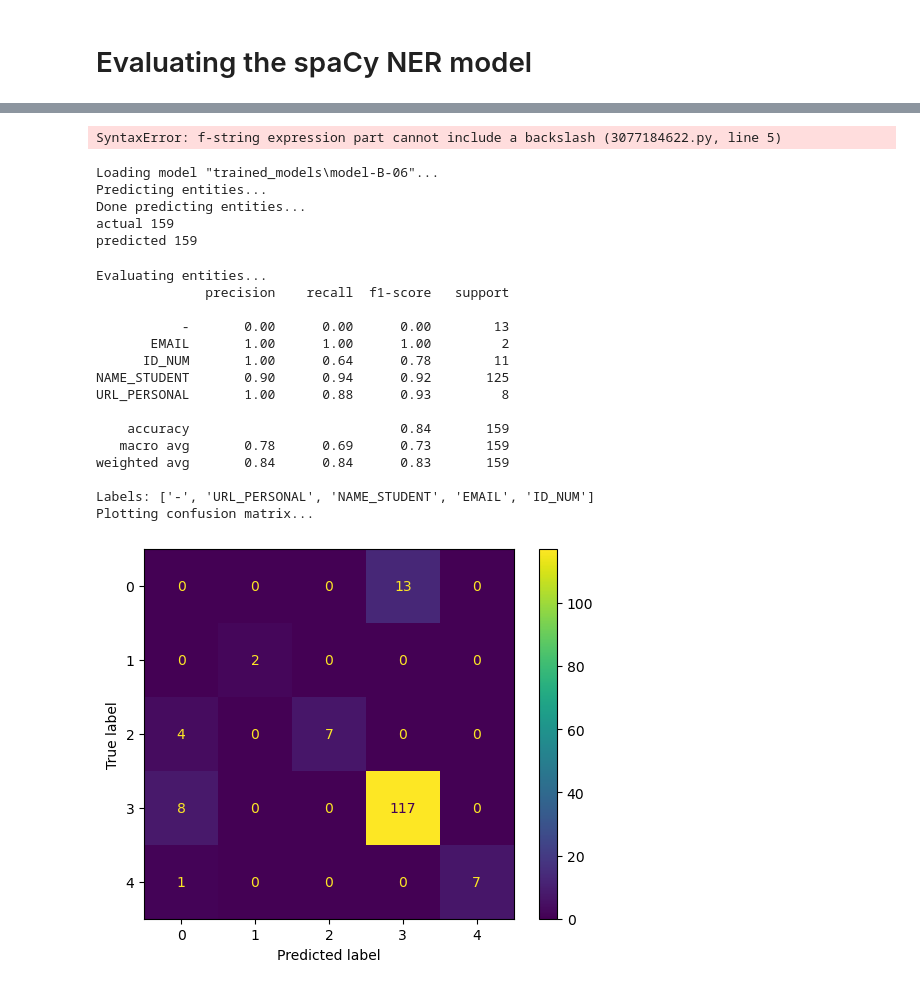
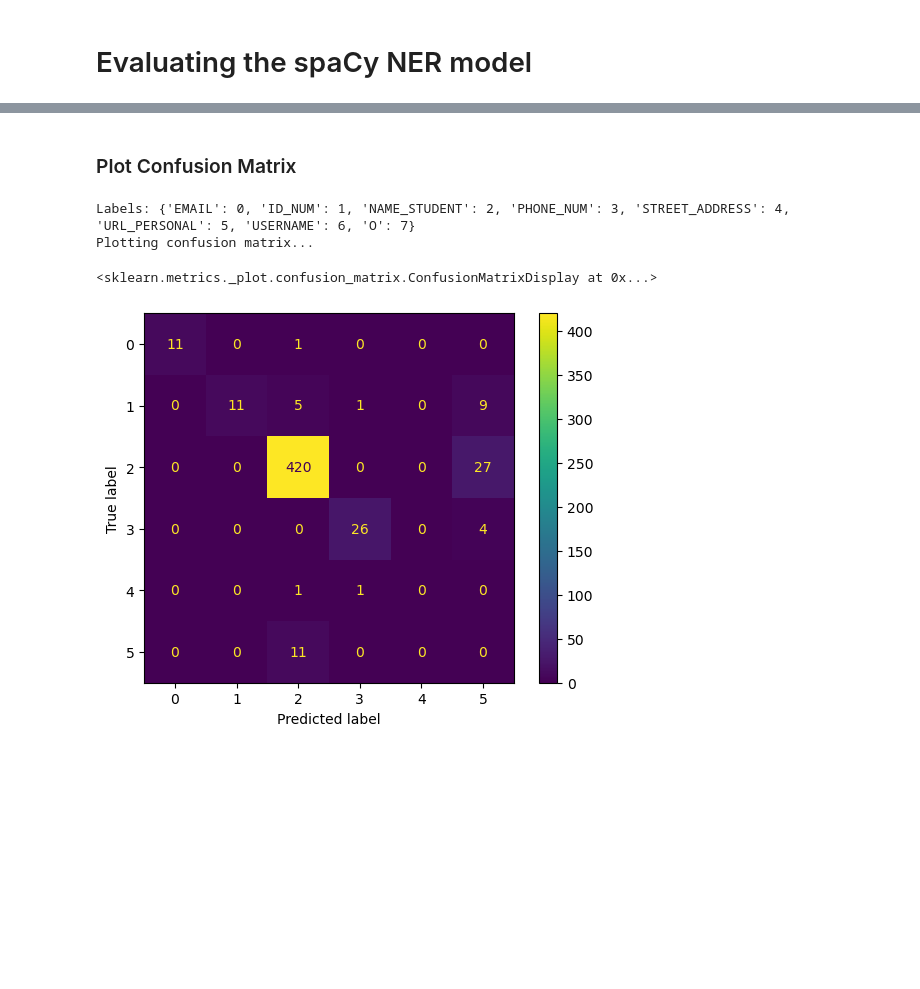
Before and after one commit to vik01/PII-data-detection, a Jupyter notebook: Model 4 - spaCy NER/evaluation.ipynb, the cells around one changed output, grey strips where cells are left out. Saved outputs shown, nothing was run; the diff lists cells and outputs as text; code cells hidden in the pictures; blank space fills up the shorter version.

```diff
--- a/Model 4 - spaCy NER/evaluation.ipynb
+++ b/Model 4 - spaCy NER/evaluation.ipynb
@@ -191,0 +237,22 @@ def evaluate_entities(entities: dict[str, list]):
+# %%
+all_model_results = []
+best_score = -1
+best_model = None
+
+print(f"Evaluating {len(MODEL_SHORTLIST)} models...")
+
+for model in MODEL_SHORTLIST:
+    prediction = predict_model(TRAINED_MODEL_DIR / model, TEST_DATA)
+    scores = classification_report(
+        prediction["actual"], prediction["predicted"], output_dict=True
+    )
+    report = classification_report(prediction["actual"], prediction["predicted"])
+    all_model_results.append((model, scores, report, prediction))
+
+    current_score = scores["weighted avg"]["f1-score"]
+    print(current_score, best_score)
+    if current_score > best_score:
+        best_score = current_score
+        best_model = (model, scores, report, prediction)
+
+print("Done evaluating models...")
@@ -192,42 +284,14 @@ def evaluate_entities(entities: dict[str, list]):
+# %% [markdown]
+### Plot Confusion Matrix
 # %%
-def plot_confusion_matrix(entities: dict[str, list]):
-    """Plots the confusion matrix."""
-    # Display the labels used in the confusion matrix
-    labels = list(set(entities["actual"]))
-    print(f'Labels: {labels}')
+# Display the labels used in the confusion matrix
+print(f"Labels: {PII_MAP}")
 
-    print("Plotting confusion matrix...")
-    cm = confusion_matrix(entities["actual"], entities["predicted"])
-    ConfusionMatrixDisplay(cm).plot()
+print("Plotting confusion matrix...")
+cm = confusion_matrix(prediction["actual"], prediction["predicted"])
+ConfusionMatrixDisplay(cm).plot()
 # %% [output]
-SyntaxError: f-string expression part cannot include a backslash (3077184622.py, line 5)
+Labels: {'EMAIL': 0, 'ID_NUM': 1, 'NAME_STUDENT': 2, 'PHONE_NUM': 3, 'STREET_ADDRESS': 4, 'URL_PERSONAL': 5, 'USERNAME': 6, 'O': 7}
+Plotting confusion matrix...
+<sklearn.metrics._plot.confusion_matrix.ConfusionMatrixDisplay at 0x...>
+[figure, added]
-# %%
-prediction = predict_model(TRAINED_MODEL_DIR / "model-B-06/", TEST_DATA)
-for k, lst in prediction.items():
-    print(k, len(lst))
-# %% [output]
-Loading model "trained_models\model-B-06"...
-Predicting entities...
-Done predicting entities...
-actual 159
-predicted 159
-# %%
-score = evaluate_entities(prediction)
-plot_confusion_matrix(prediction)
-# %% [output]
-Evaluating entities...
-              precision    recall  f1-score   support
-
-           -       0.00      0.00      0.00        13
-       EMAIL       1.00      1.00      1.00         2
-      ID_NUM       1.00      0.64      0.78        11
-NAME_STUDENT       0.90      0.94      0.92       125
-URL_PERSONAL       1.00      0.88      0.93         8
-
-    accuracy                           0.84       159
-   macro avg       0.78      0.69      0.73       159
-weighted avg       0.84      0.84      0.83       159
-
-Labels: ['-', 'URL_PERSONAL', 'NAME_STUDENT', 'EMAIL', 'ID_NUM']
-Plotting confusion matrix...
-[figure, removed]
```
Also changed, not shown: parts of 20 cells of this notebook.
